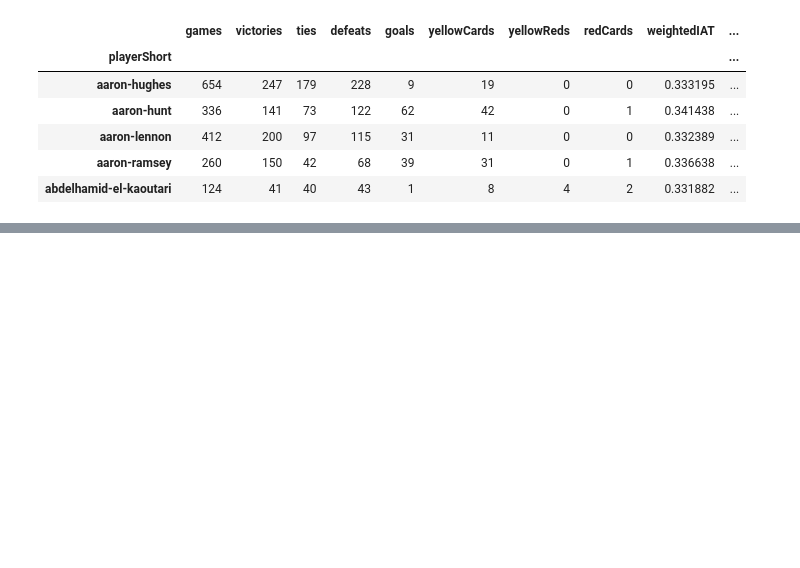
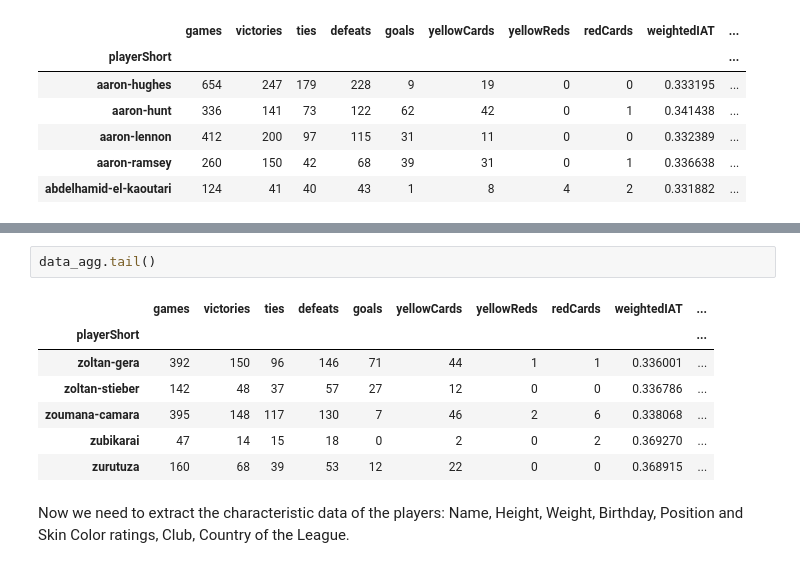
Before and after one commit to BeforeRain/ADA-homework, a Jupyter notebook: 04 - Applied ML/submission.ipynb, the cells around one changed output, grey strips where cells are left out. Saved outputs shown, nothing was run; the diff lists cells and outputs as text; blank space fills up the shorter version.

```diff
--- a/04 - Applied ML/submission.ipynb
+++ b/04 - Applied ML/submission.ipynb
@@ -141,0 +176,12 @@ More features --> number of unique referees which gave cards
+# %%
+data_agg.tail()
+# %% [output]
+|  | games | victories | ties | defeats | goals | yellowCards | yellowReds | redCards | weightedIAT | ... |
+| playerShort |  |  |  |  |  |  |  |  |  | ... |
+| zoltan-gera | 392 | 150 | 96 | 146 | 71 | 44 | 1 | 1 | 0.336001 | ... |
+| zoltan-stieber | 142 | 48 | 37 | 57 | 27 | 12 | 0 | 0 | 0.336786 | ... |
+| zoumana-camara | 395 | 148 | 117 | 130 | 7 | 46 | 2 | 6 | 0.338068 | ... |
+| zubikarai | 47 | 14 | 15 | 18 | 0 | 2 | 0 | 2 | 0.369270 | ... |
+| zurutuza | 160 | 68 | 39 | 53 | 12 | 22 | 0 | 0 | 0.368915 | ... |
+# %% [markdown]
+Now we need to extract the characteristic data of the players: Name, Height, Weight, Birthday, Position and Skin Color ratings, Club, Country of the League.
```
Also changed, not shown: parts of 12 cells of this notebook.
